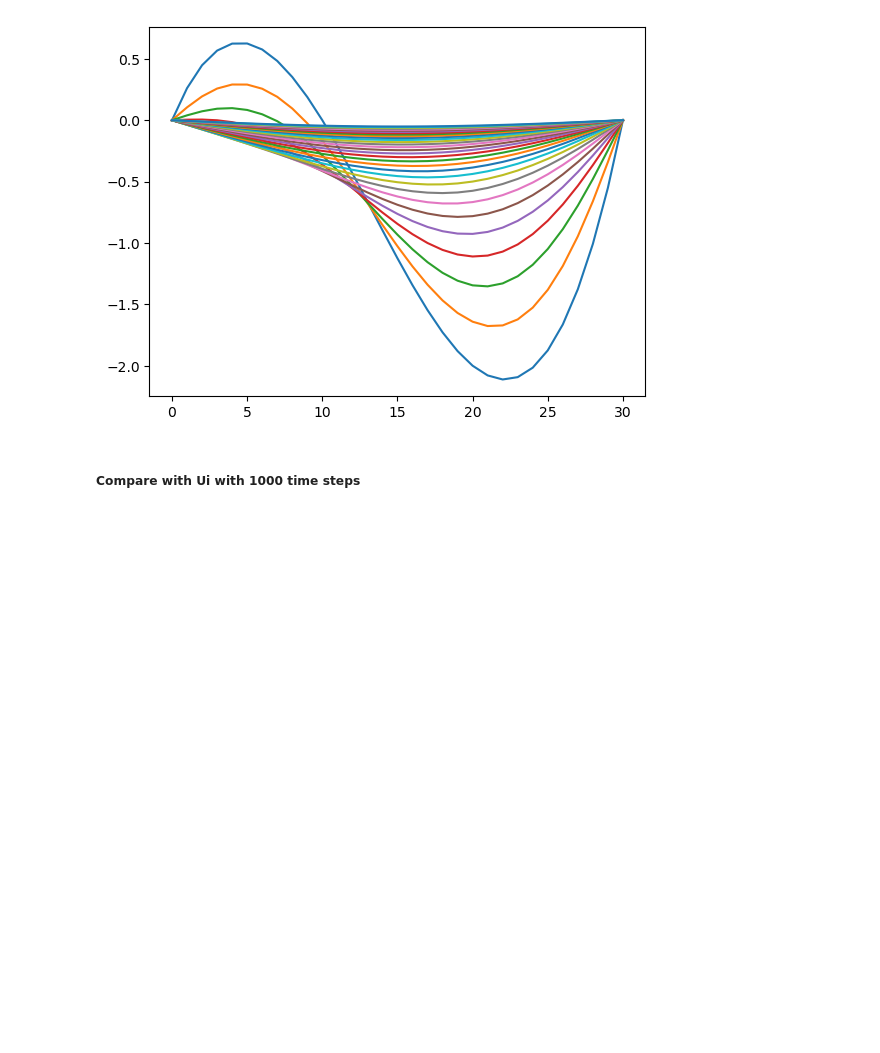
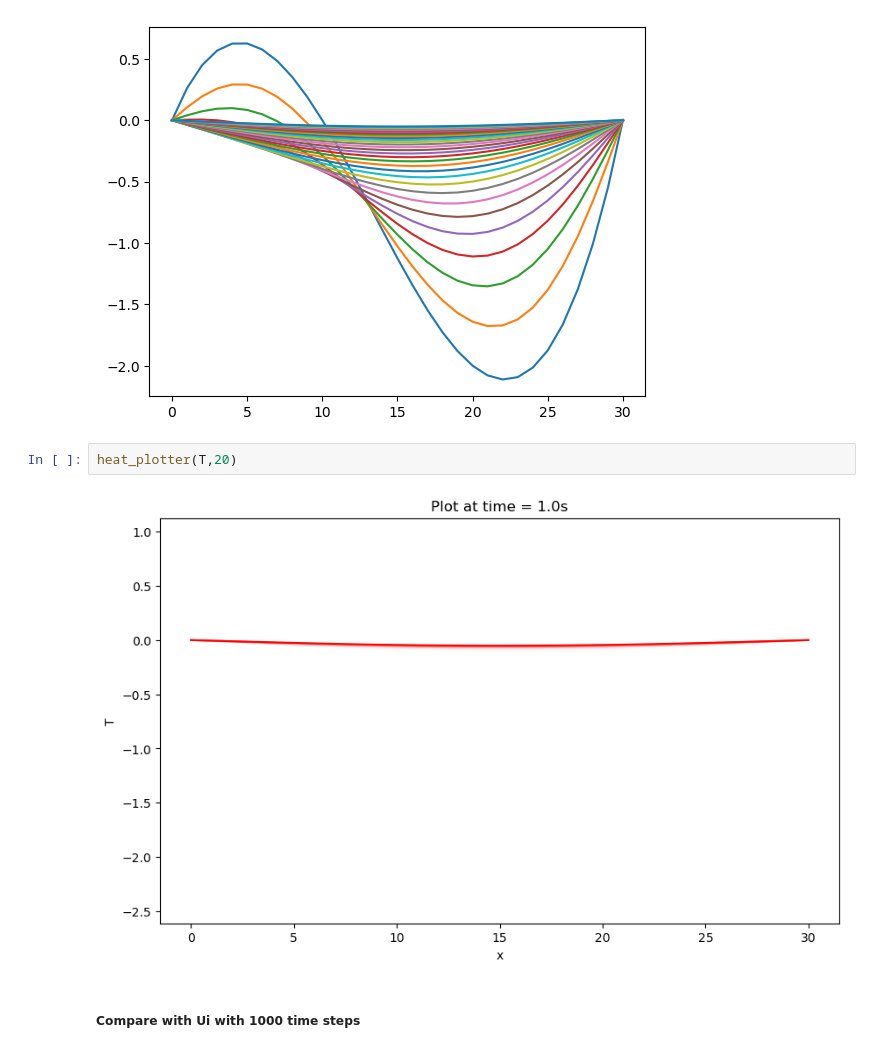
Before and after one commit to Miller-Ryan-1/csueb_phys, a Jupyter notebook: Heat Equation PDE Solutions.ipynb, the cells around one changed output. Saved outputs shown, nothing was run; the diff lists cells and outputs as text; blank space fills up the shorter version.

```diff
--- a/Heat Equation PDE Solutions.ipynb
+++ b/Heat Equation PDE Solutions.ipynb
@@ -434,6 +486,10 @@ for i in np.arange(0,len(T)):
 plt.show()
 # %% [output]
 [figure]
+# %%
+heat_plotter(T,20)
+# %% [output]
+[figure, added]
 # %% [markdown]
 ##### Compare with Ui with 1000 time steps
 # %%
```
Also changed, not shown: parts of 14 cells of this notebook.
